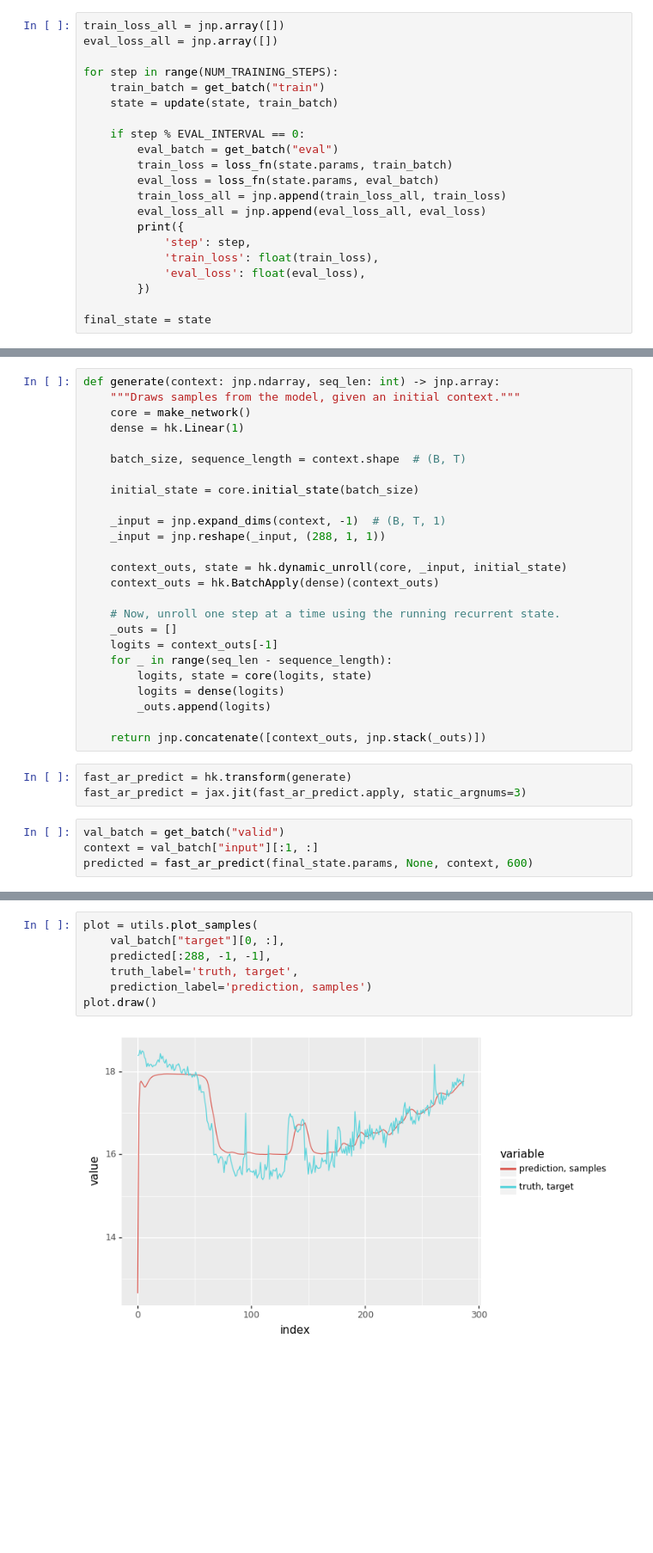
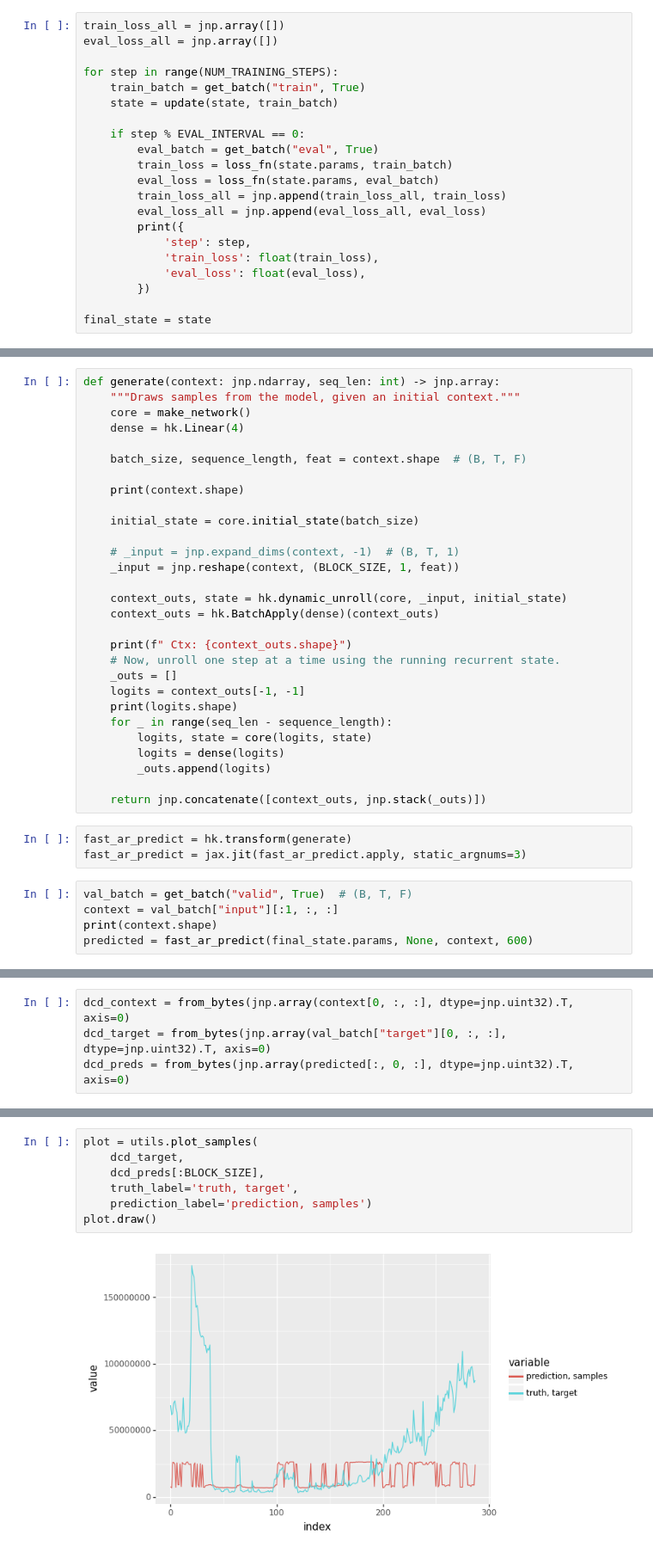
Before and after one commit to mmuravytskyi/snmp-madness, a Jupyter notebook: baseline_model.ipynb, the cells around one changed output, grey strips where cells are left out. Shown at 86% size. Cells and saved outputs as stored; diff of their text form; blank space fills up the shorter version.

Commit message:
byte embeddings added

```diff
--- a/baseline_model.ipynb
+++ b/baseline_model.ipynb
@@ -196,11 +254,11 @@ train_loss_all = jnp.array([])
 eval_loss_all = jnp.array([])
 
 for step in range(NUM_TRAINING_STEPS):
-    train_batch = get_batch("train")
+    train_batch = get_batch("train", True)
     state = update(state, train_batch)
 
     if step % EVAL_INTERVAL == 0:
-        eval_batch = get_batch("eval")
+        eval_batch = get_batch("eval", True)
         train_loss = loss_fn(state.params, train_batch)
         eval_loss = loss_fn(state.params, eval_batch)
         train_loss_all = jnp.append(train_loss_all, train_loss)
@@ -246,21 +303,25 @@ plot.draw()
 def generate(context: jnp.ndarray, seq_len: int) -> jnp.array:
     """Draws samples from the model, given an initial context."""
     core = make_network()
-    dense = hk.Linear(1)
+    dense = hk.Linear(4)
 
-    batch_size, sequence_length = context.shape  # (B, T)
+    batch_size, sequence_length, feat = context.shape  # (B, T, F)
+
+    print(context.shape)
 
     initial_state = core.initial_state(batch_size)
 
-    _input = jnp.expand_dims(context, -1)  # (B, T, 1)
-    _input = jnp.reshape(_input, (288, 1, 1))
+    # _input = jnp.expand_dims(context, -1)  # (B, T, 1)
+    _input = jnp.reshape(context, (BLOCK_SIZE, 1, feat))
 
     context_outs, state = hk.dynamic_unroll(core, _input, initial_state)
     context_outs = hk.BatchApply(dense)(context_outs)
 
+    print(f" Ctx: {context_outs.shape}")
     # Now, unroll one step at a time using the running recurrent state.
     _outs = []
-    logits = context_outs[-1]
+    logits = context_outs[-1, -1]
+    print(logits.shape)
     for _ in range(seq_len - sequence_length):
         logits, state = core(logits, state)
         logits = dense(logits)
@@ -271,6 +332,7 @@ def generate(context: jnp.ndarray, seq_len: int) -> jnp.array:
 fast_ar_predict = hk.transform(generate)
 fast_ar_predict = jax.jit(fast_ar_predict.apply, static_argnums=3)
 # %%
-val_batch = get_batch("valid")
-context = val_batch["input"][:1, :]
+val_batch = get_batch("valid", True)  # (B, T, F)
+context = val_batch["input"][:1, :, :]
+print(context.shape)
 predicted = fast_ar_predict(final_state.params, None, context, 600)
@@ -281 +354,5 @@ context.shape, predicted.shape, val_batch["target"].shape
+# %%
+dcd_context = from_bytes(jnp.array(context[0, :, :], dtype=jnp.uint32).T, axis=0)
+dcd_target = from_bytes(jnp.array(val_batch["target"][0, :, :], dtype=jnp.uint32).T, axis=0)
+dcd_preds = from_bytes(jnp.array(predicted[:, 0, :], dtype=jnp.uint32).T, axis=0)
 # %%
@@ -287,9 +364,9 @@ print(f" MSE: {jnp.mean(jnp.square(context[-1, :] - predicted[:288, -1, -1])):.4
 # %%
 plot = utils.plot_samples(
-    val_batch["target"][0, :],
-    predicted[:288, -1, -1],
+    dcd_target,
+    dcd_preds[:BLOCK_SIZE],
     truth_label='truth, target',
     prediction_label='prediction, samples')
 plot.draw()
 # %% [output]
-[figure, old version]
+[figure, new version]
```
Also changed, not shown: parts of 23 cells of this notebook.
